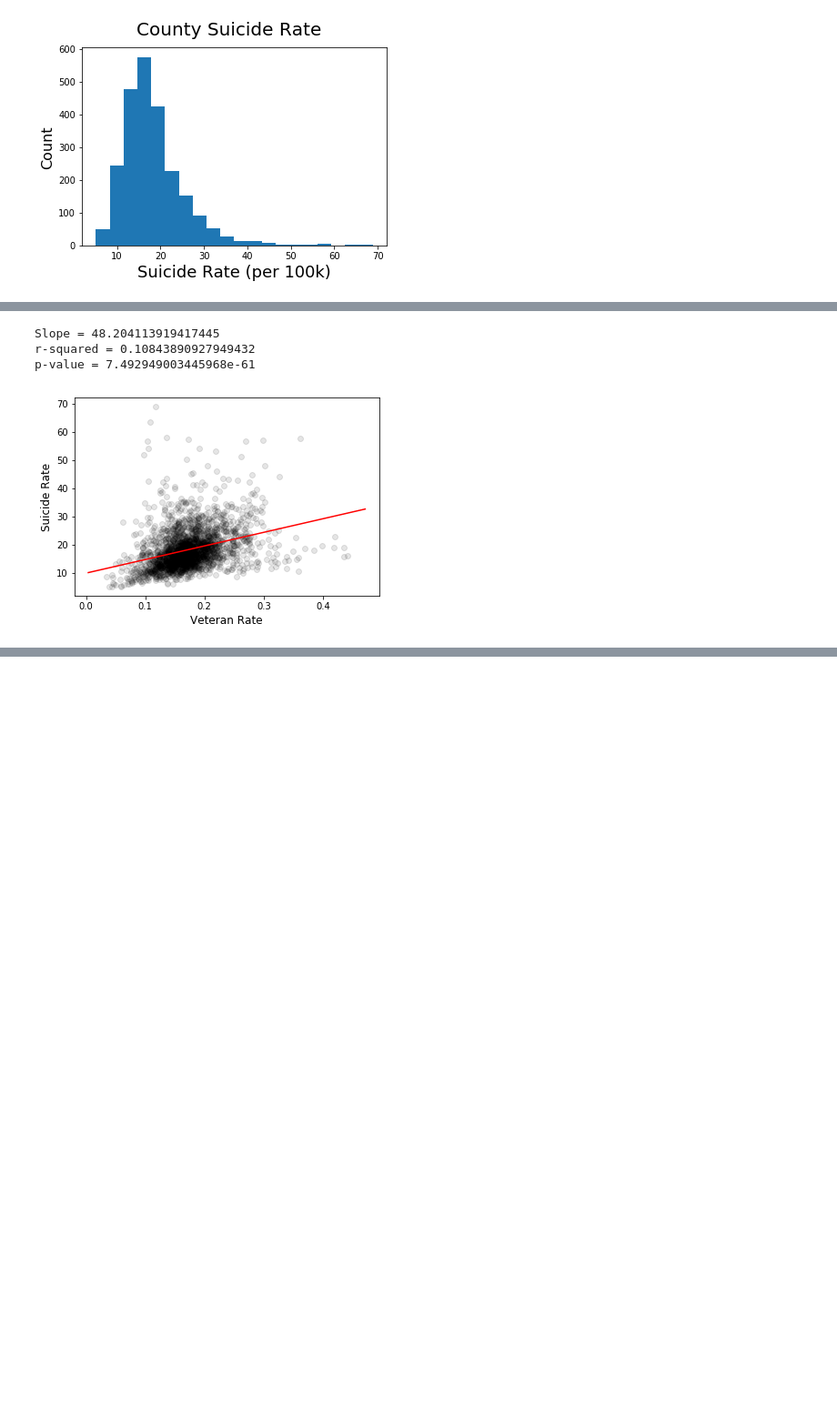
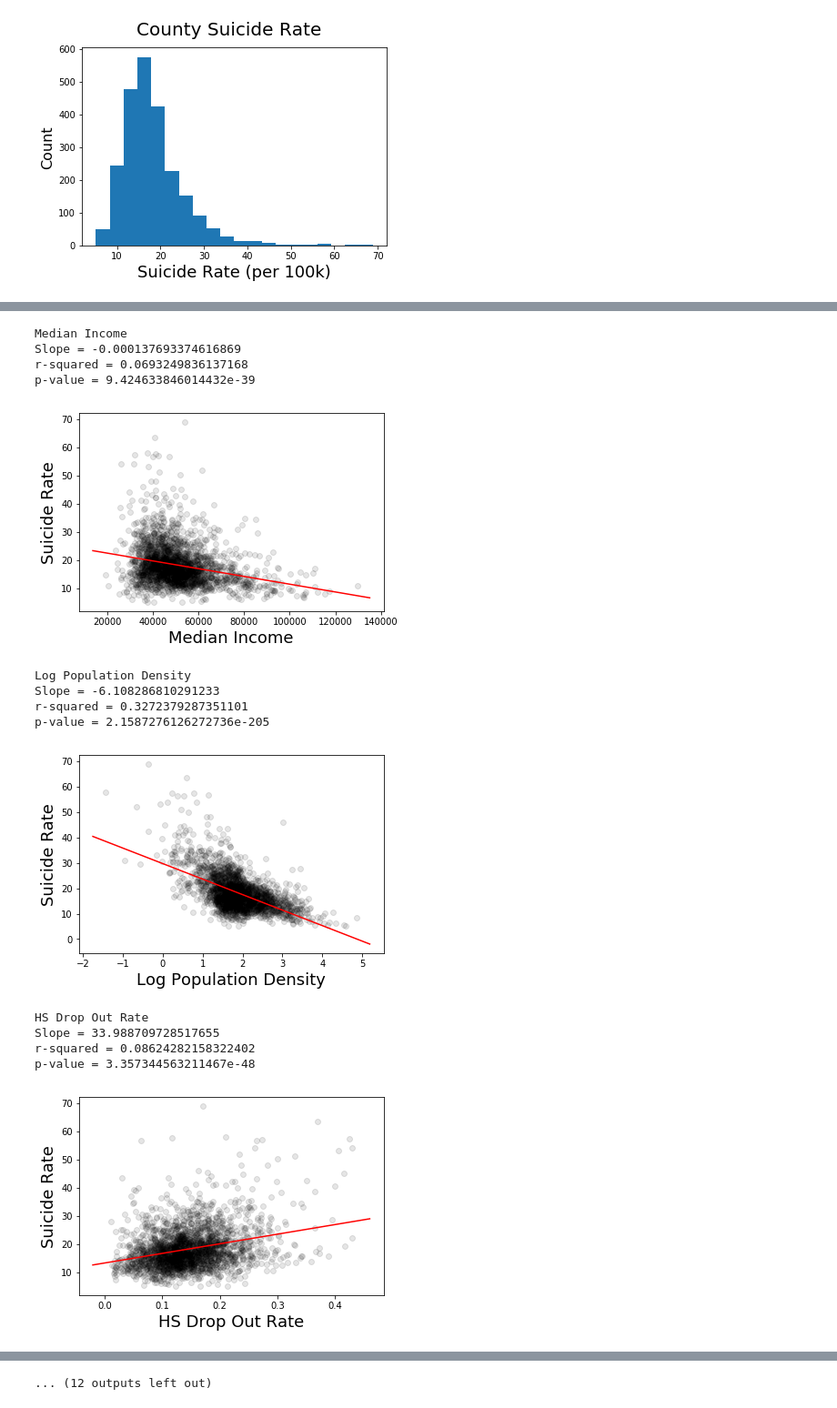
Before and after one commit to salkoffd/HappySauce, a Jupyter notebook: HappySauce.ipynb, the cells around one changed output, grey strips where cells are left out. Shown at 91% size. Cells and saved outputs as stored; diff of their text form; code cells hidden in the pictures; blank space fills up the shorter version.

Commit message:
added graphs loop and multiple regression model

```diff
--- a/HappySauce.ipynb
+++ b/HappySauce.ipynb
@@ -15,5 +20,7 @@ import math
 # %%
 # Get census data using api
+# Variables here:
+# https://api.census.gov/data/2017/acs/acs5/variables.html
 
 vars_full = {
 
@@ -26,7 +33,7 @@ vars_full = {
     # Unemployment
     'B23001_048E': 'Estimate!!Total!!Male!!45 to 54 years!!In labor force!!Civilian',
     'B23001_041E': 'Estimate!!Total!!Male!!35 to 44 years!!In labor force!!Civilian',
-    'B23001_032E': 'Estimate!!Total!!Male!!30 to 34 years!!In labor force',
+    'B23001_034E': 'Estimate!!Total!!Male!!30 to 34 years!!In labor force!!Civilian',
     'B23001_050E': 'Estimate!!Total!!Male!!45 to 54 years!!In labor force!!Civilian!!Unemployed',
     'B23001_043E': 'Estimate!!Total!!Male!!35 to 44 years!!In labor force!!Civilian!!Unemployed',
     'B23001_036E': 'Estimate!!Total!!Male!!30 to 34 years!!In labor force!!Civilian!!Unemployed',
@@ -199,16 +212,17 @@ plt.ylabel('Count', fontsize=16)
 Text(0, 0.5, 'Count')
 [figure]
 # %%
+# Plot single variable (Median Income) against suicide rate
+
 # Define x and y
-x = (df_full['B15001_005E'] + df_full['B15001_046E']) / (df_full['B15001_003E'] + df_full['B15001_044E'])
-y = df_full['Suicide Rate']
+x = df_clean['Median Income']
+y = df_clean['Suicide Rate']
 
 # Plot
 fig = plt.scatter(x, y, c='black', alpha=0.1)
 axes = plt.gca()
-# axes.set_xlim([0,500000])
 plt.ylabel('Suicide Rate', fontsize=18)
-plt.xlabel('HS Dropout Rate, 18-24 yo', fontsize=18)
+plt.xlabel('Median Income', fontsize=18)
 
 
 # Linear Regression
@@ -230,29 +244,45 @@ p-value = 3.357344563211467e-48
 # %%
-# Define x and y
-x = df_full['B21001_005E'] / df_full['B21001_004E']
-y = df_full['Suicide Rate']
+# Plot all variables against suicide rate
 
-# Plot
-fig = plt.scatter(x, y, c='black', alpha=0.1)
-axes = plt.gca()
-# axes.set_xlim([0,500000])
-plt.ylabel('Suicide Rate', fontsize=12)
-plt.xlabel('Veteran Rate', fontsize=12)
+# List of all variables that will be in the multiple regression model
+vars_model = ['Median Income', 'Log Population Density', 'HS Drop Out Rate', 'Unemployment Rate', 'Uninsured Rate', 'Poverty Rate', \
+             'Veteran Rate', 'Disability Rate', 'Housing Renter Rate', 'Living Alone Rate', 'Professional Rate', 'Native American Rate']
 
-
-# Linear Regression
-slope, intercept, r_value, p_value, std_err = stats.linregress(x, y)
-# Plot a line from slope and intercept
-axes = plt.gca()
-x_vals = np.array(axes.get_xlim())
-y_vals = intercept + slope * x_vals
-plt.plot(x_vals, y_vals, '-', color="red")
-print(f"Slope = {slope}")
-print(f"r-squared = {r_value**2}")
-print(f"p-value = {p_value}")
-# plt.savefig("happySauce_fig01.png")
+# Plot all graphs
+plt.figure()
+for thisVar in vars_model:
+    # Define x and y
+    x = df_clean[thisVar]
+    y = df_clean['Suicide Rate']
+    # Plot data points
+    plt.scatter(x, y, c='black', alpha=0.1)
+    plt.ylabel('Suicide Rate', fontsize=18)
+    plt.xlabel(thisVar, fontsize=18)
+    # Linear Regression
+    slope, intercept, r_value, p_value, std_err = stats.linregress(x, y)
+    # Plot a line from slope and intercept
+    axes = plt.gca()
+    x_vals = np.array(axes.get_xlim())
+    y_vals = intercept + slope * x_vals
+    plt.plot(x_vals, y_vals, '-', color="red")
+    print(thisVar)
+    print(f"Slope = {slope}")
+    print(f"r-squared = {r_value**2}")
+    print(f"p-value = {p_value}")
+    plt.show()
 # %% [output]
-Slope = 48.204113919417445
-r-squared = 0.10843890927949432
-p-value = 7.492949003445968e-61
+Median Income
+Slope = -0.000137693374616869
+r-squared = 0.0693249836137168
+p-value = 9.424633846014432e-39
-[figure, old version]
+[figure, new version]
+Log Population Density
+Slope = -6.108286810291233
+r-squared = 0.3272379287351101
+p-value = 2.1587276126272736e-205
+[figure, added]
+HS Drop Out Rate
+Slope = 33.988709728517655
+r-squared = 0.08624282158322402
+p-value = 3.357344563211467e-48
+[figure, added]
@@ -258,0 +304 @@ p-value = 7.492949003445968e-61
+... (12 outputs left out)
```
Also changed, not shown: parts of 18 cells of this notebook.
